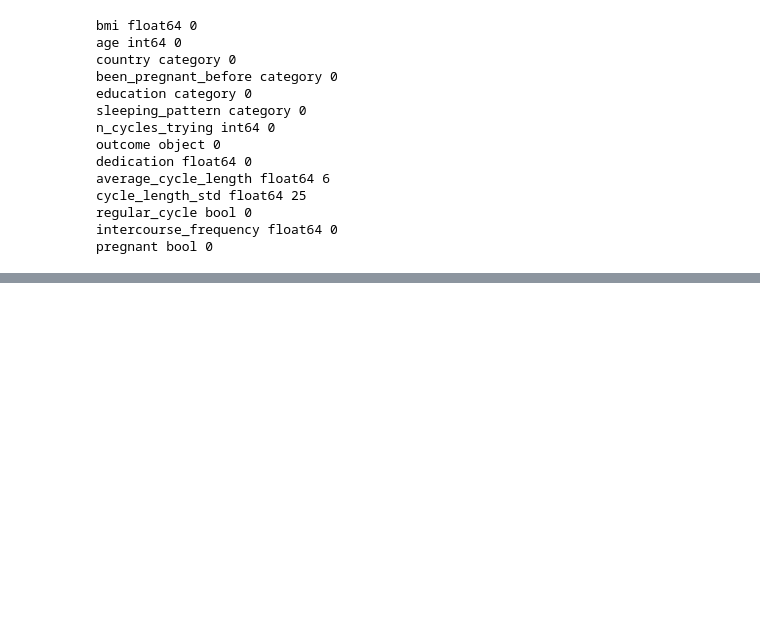
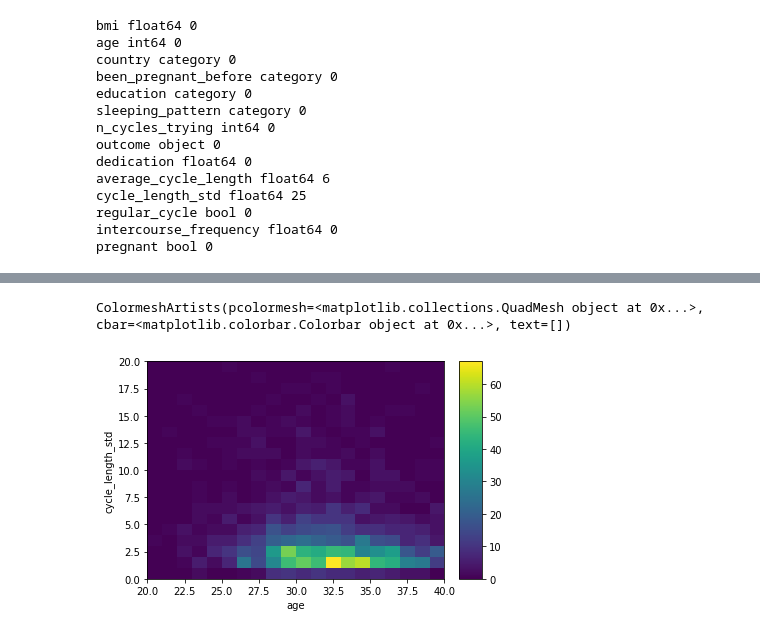
Before and after one commit to kdlong/NCA, a Jupyter notebook: EDA.ipynb, the cells around one changed output, grey strips where cells are left out. Cells and saved outputs as stored; diff of their text form; code cells hidden in the pictures; blank space fills up the shorter version.

```diff
--- a/EDA.ipynb
+++ b/EDA.ipynb
@@ -137,0 +111,6 @@ df[df["average_cycle_length"] > 70]
+# %%
+h2d = hist.Hist(hist.axis.Regular(20, 20, 40, name="age"), hist.axis.Regular(20, 0, 20, name="cycle_length_std")).fill(df["age"], df["cycle_length_std"])
+h2d.plot()
+# %% [output]
+ColormeshArtists(pcolormesh=<matplotlib.collections.QuadMesh object at 0x...>, cbar=<matplotlib.colorbar.Colorbar object at 0x...>, text=[])
+[figure, added]
```
Also changed, not shown: parts of 22 cells of this notebook, 3 other files.
